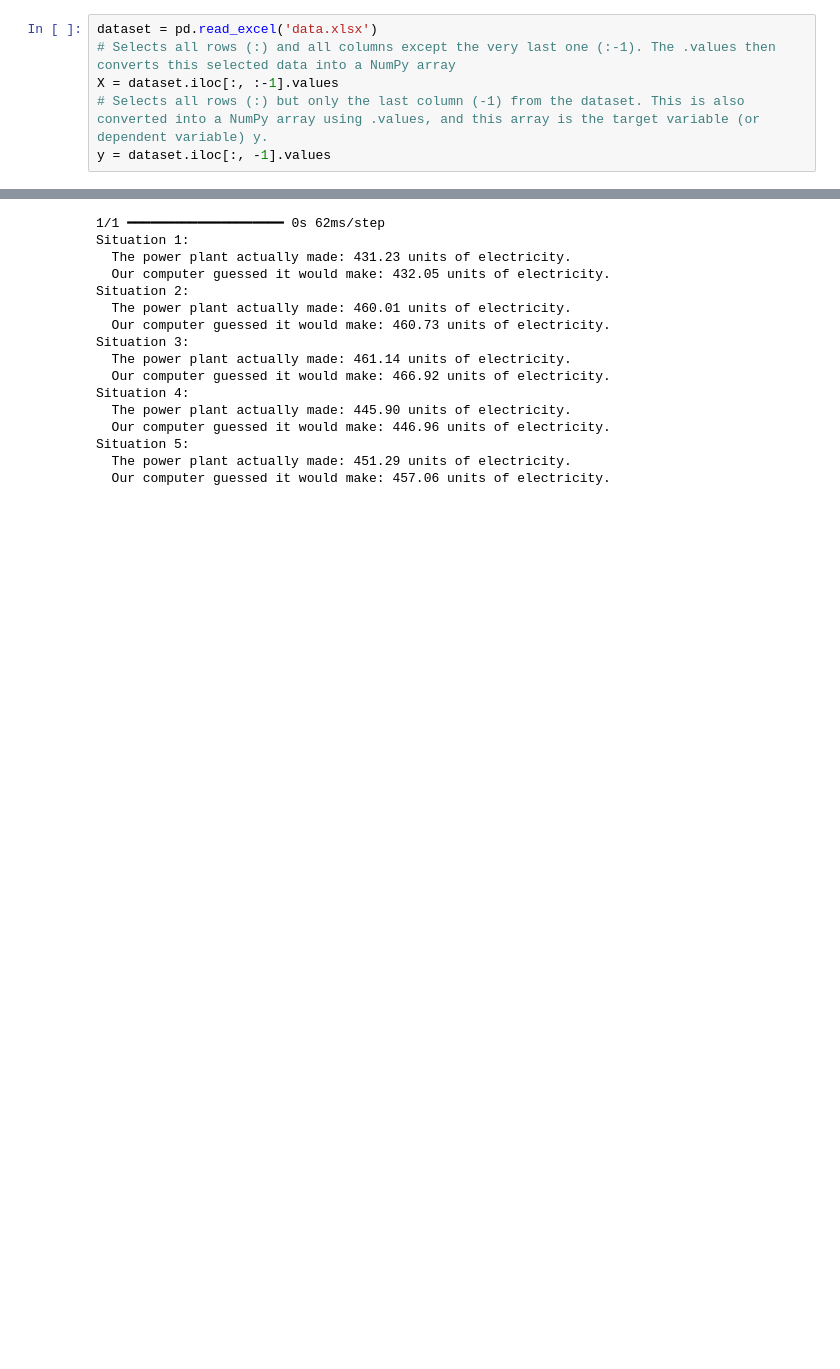
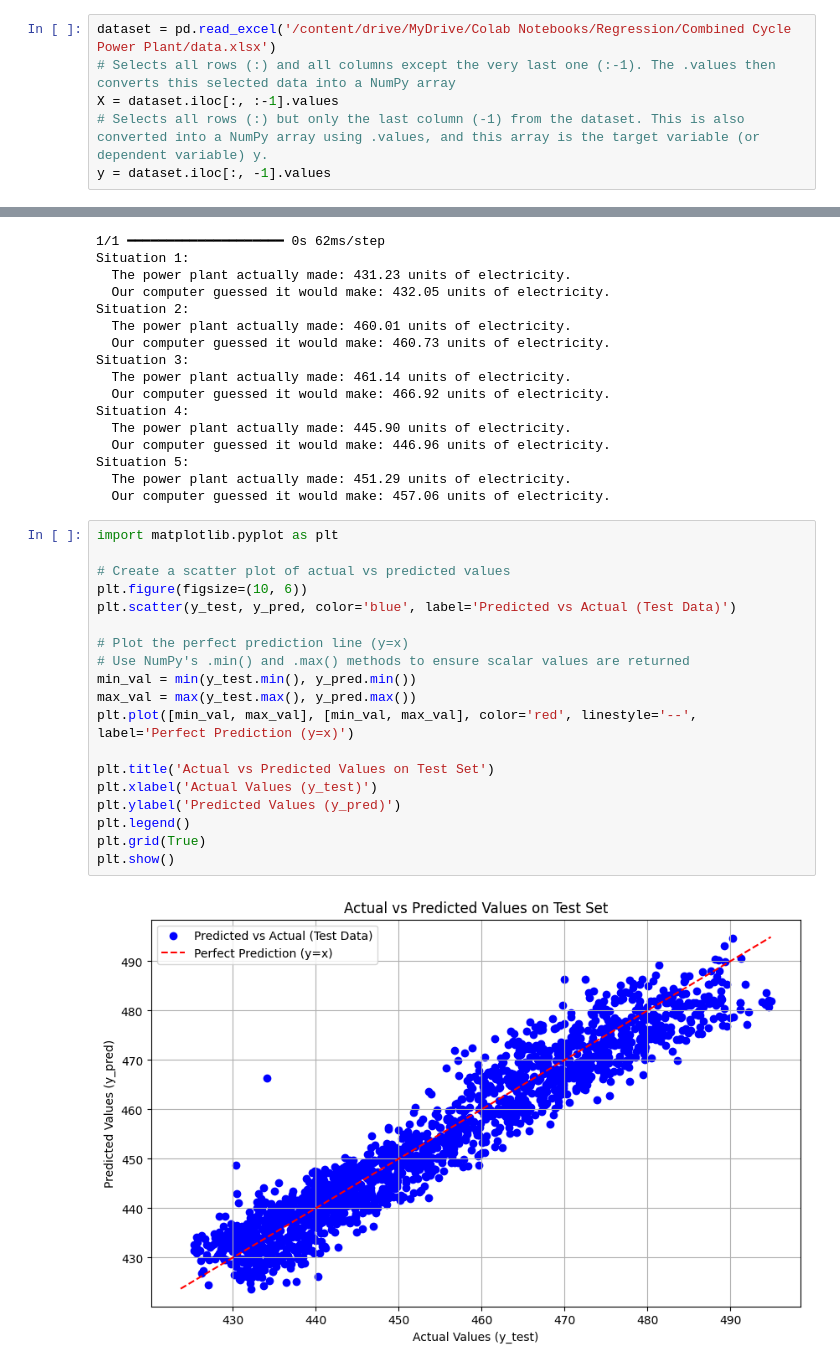
Before and after one commit to nalin-adhikari/notebook, a Jupyter notebook: Regression/Combined Cycle Power Plant/Regression-Combined_Cycle_Power_Plant.ipynb, the cells around one changed output, grey strips where cells are left out. Cells and saved outputs as stored; diff of their text form; blank space fills up the shorter version.

Commit message:
Created a scatter plot of actual vs predicated values.

```diff
--- a/Regression/Combined Cycle Power Plant/Regression-Combined_Cycle_Power_Plant.ipynb
+++ b/Regression/Combined Cycle Power Plant/Regression-Combined_Cycle_Power_Plant.ipynb
@@ -15,7 +15,7 @@ tf.__version__
 # %% [markdown]
 ###Importing the dataset
 # %%
-dataset = pd.read_excel('data.xlsx')
+dataset = pd.read_excel('/content/drive/MyDrive/Colab Notebooks/Regression/Combined Cycle Power Plant/data.xlsx')
 # Selects all rows (:) and all columns except the very last one (:-1). The .values then converts this selected data into a NumPy array
 X = dataset.iloc[:, :-1].values
 # Selects all rows (:) but only the last column (-1) from the dataset. This is also converted into a NumPy array using .values, and this array is the target variable (or dependent variable) y.
@@ -118,3 +118,24 @@ Situation 4:
 Situation 5:
   The power plant actually made: 451.29 units of electricity.
   Our computer guessed it would make: 457.06 units of electricity.
+# %%
+import matplotlib.pyplot as plt
+
+# Create a scatter plot of actual vs predicted values
+plt.figure(figsize=(10, 6))
+plt.scatter(y_test, y_pred, color='blue', label='Predicted vs Actual (Test Data)')
+
+# Plot the perfect prediction line (y=x)
+# Use NumPy's .min() and .max() methods to ensure scalar values are returned
+min_val = min(y_test.min(), y_pred.min())
+max_val = max(y_test.max(), y_pred.max())
+plt.plot([min_val, max_val], [min_val, max_val], color='red', linestyle='--', label='Perfect Prediction (y=x)')
+
+plt.title('Actual vs Predicted Values on Test Set')
+plt.xlabel('Actual Values (y_test)')
+plt.ylabel('Predicted Values (y_pred)')
+plt.legend()
+plt.grid(True)
+plt.show()
+# %% [output]
+[figure, added]
```
